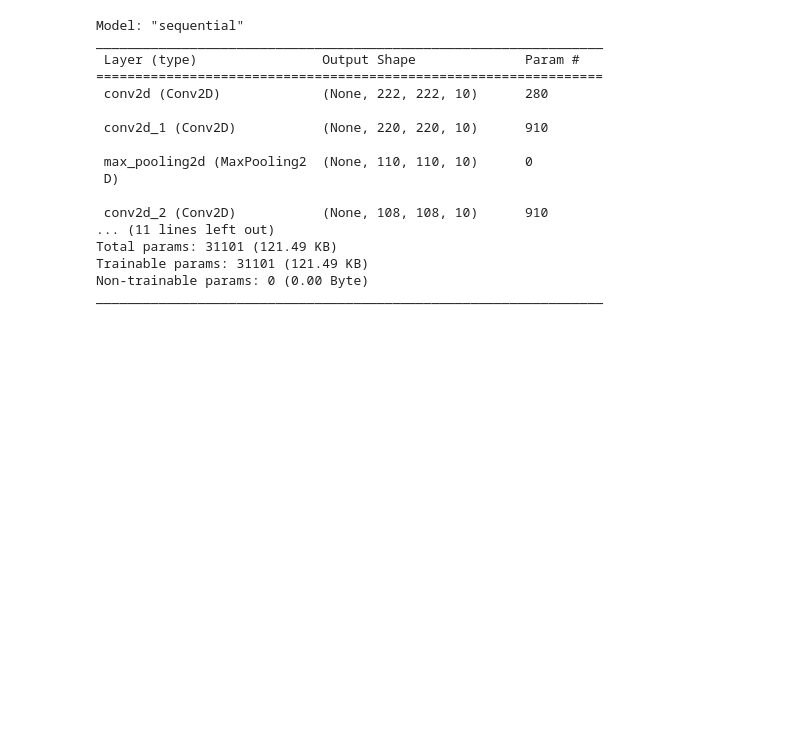
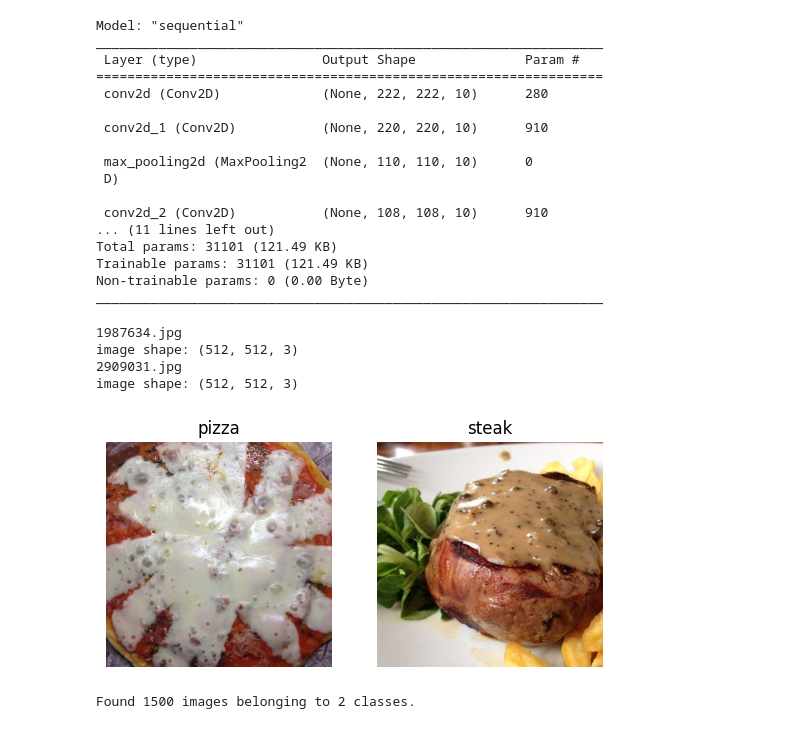
Before and after one commit to nika-va/practice, a Jupyter notebook: 03_introduction_to_CNN.ipynb, the cells around one changed output. Saved outputs shown, nothing was run; the diff lists cells and outputs as text; code cells hidden in the pictures; blank space fills up the shorter version.

```diff
--- a/03_introduction_to_CNN.ipynb
+++ b/03_introduction_to_CNN.ipynb
@@ -183,3 +183,15 @@ Total params: 31101 (121.49 KB)
 Trainable params: 31101 (121.49 KB)
 Non-trainable params: 0 (0.00 Byte)
 _________________________________________________________________
+# %%
+plt.figure()
+plt.subplot(1,2,1)
+pizza_img = view_random_image('pizza_steak/train', 'pizza')
+plt.subplot(1,2,2)
+steak_img = view_random_image('pizza_steak/train', 'steak')
+# %% [output]
+1987634.jpg
+image shape: (512, 512, 3)
+2909031.jpg
+image shape: (512, 512, 3)
+[figure, added]
@@ -185,0 +205,8 @@ _________________________________________________________________
+# %%
+train_data = train_datagen.flow_from_directory(directory=train_dir,
+                                               target_size=(244,244),
+                                               class_mode='binary',
+                                               batch_size=32)
+# test_data =
+# %% [output]
+Found 1500 images belonging to 2 classes.
```
Also changed, not shown: parts of 6 cells of this notebook.
